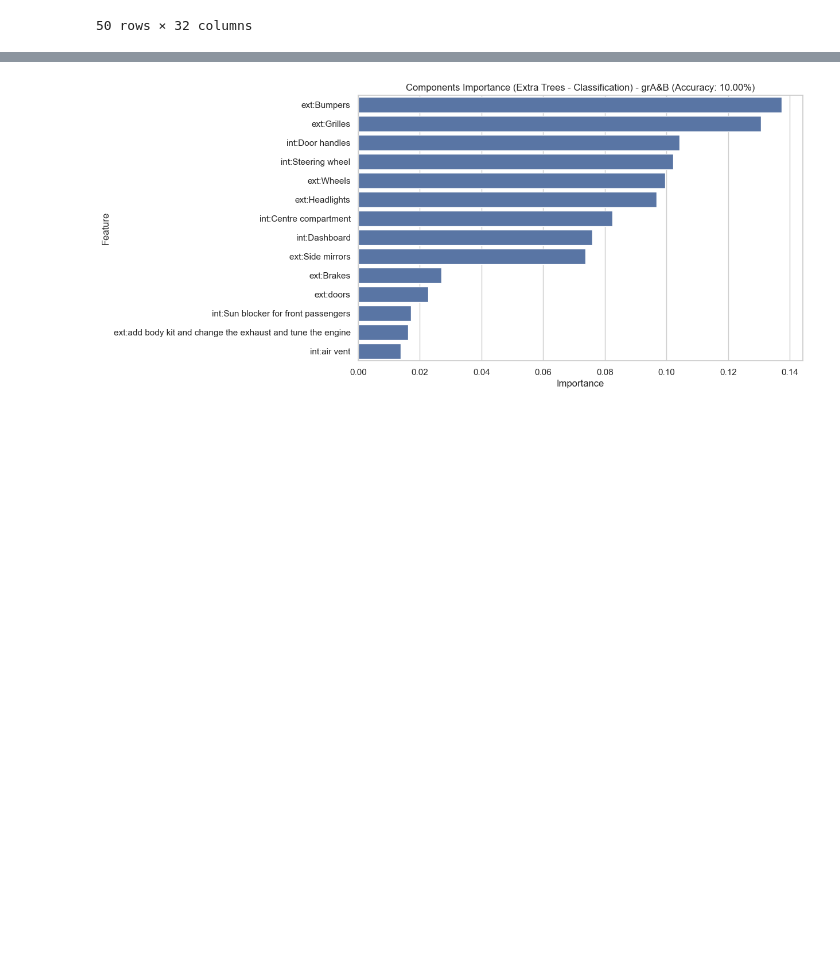
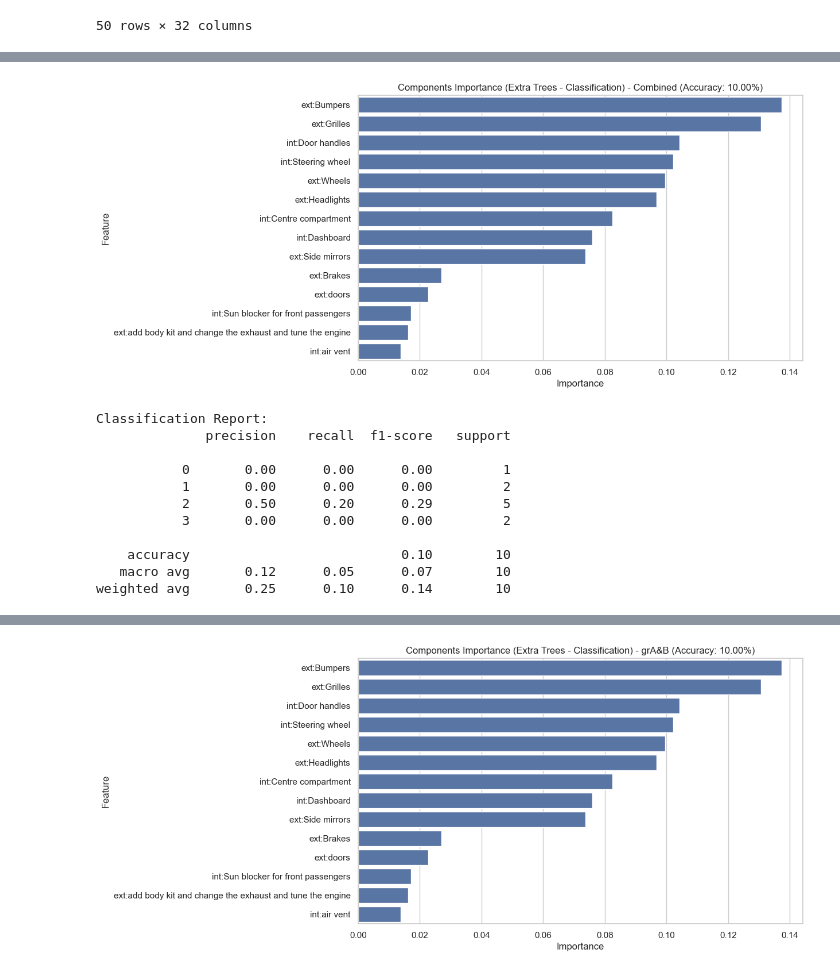
Before and after one commit to bentjh01/MA4829_Machine_Intelligence, a Jupyter notebook: data_exploration.ipynb, the cells around one changed output, grey strips where cells are left out. Drawn from its saved outputs; the diff is of its cells as text; code cells hidden in the pictures; blank space fills up the shorter version.

```diff
--- a/data_exploration.ipynb
+++ b/data_exploration.ipynb
@@ -266,0 +290,35 @@ X_train, X_test, y_train, y_test = train_test_split(X, y, test_size=0.2, random_
+# %%
+def analyze_components_importance_classification_et(X_train, X_test, y_train, y_test, components_cols, title):
+    model = ExtraTreesClassifier(random_state=42)
+    model.fit(X_train, y_train)
+
+    y_pred = model.predict(X_test)
+
+    accuracy = accuracy_score(y_test, y_pred)
+    report = classification_report(y_test, y_pred)
+    feature_importance = model.feature_importances_
+
+    # visualize feature importance
+    importance_df = pd.DataFrame({'Feature': components_cols, 'Importance': feature_importance})
+
+    plt.figure(figsize=(10, 6))
+    sns.barplot(x='Importance', y='Feature', data=importance_df.sort_values(by='Importance', ascending=False))
+    plt.title(f'Components Importance (Extra Trees - Classification) - {title} (Accuracy: {accuracy:.2%})')
+    plt.show()
+
+    print(f'Classification Report:\n{report}')
+
+analyze_components_importance_classification_et(X_train, X_test, y_train, y_test, components_cols, 'Combined')
+# %% [output]
+[figure, added]
+Classification Report:
+              precision    recall  f1-score   support
+
+           0       0.00      0.00      0.00         1
+           1       0.00      0.00      0.00         2
+           2       0.50      0.20      0.29         5
+           3       0.00      0.00      0.00         2
+
+    accuracy                           0.10        10
+   macro avg       0.12      0.05      0.07        10
+weighted avg       0.25      0.10      0.14        10
```
Also changed, not shown: parts of 3 cells of this notebook.
